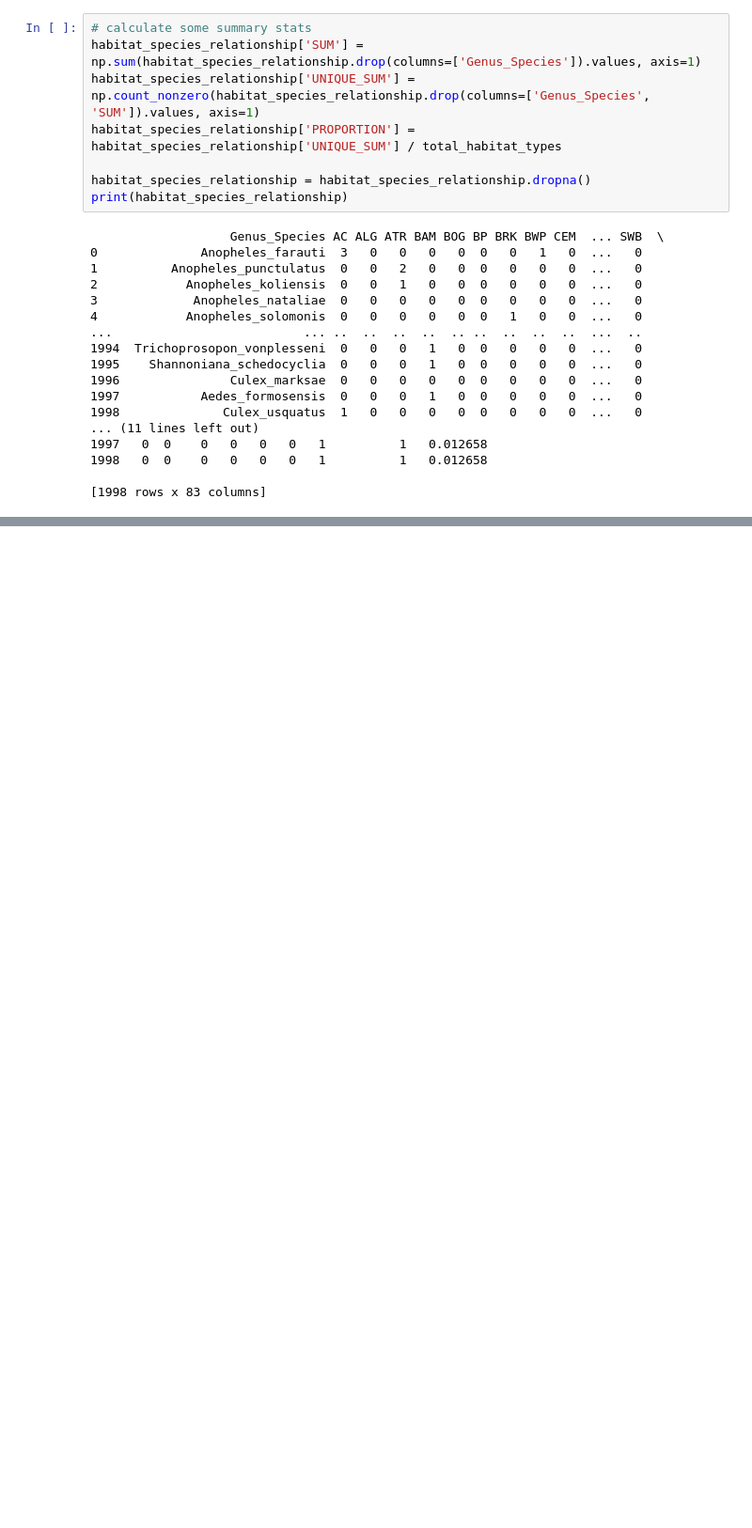
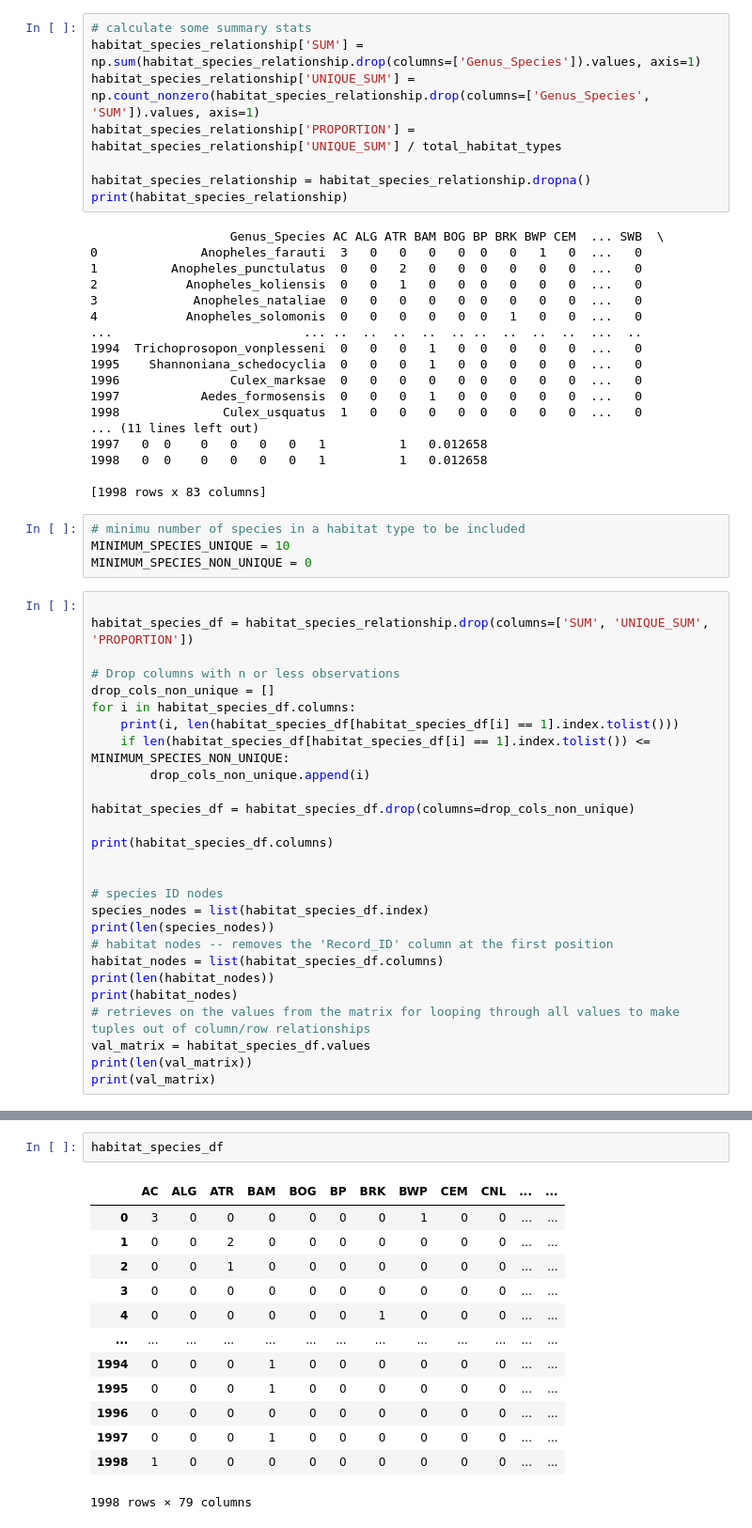
Before and after one commit to cbsither/Larval_Habitat_Pub, a Jupyter notebook: src/data_organization_cleaning.ipynb, the cells around one changed output, grey strips where cells are left out. Shown at 94% size. Drawn from its saved outputs; the diff is of its cells as text; blank space fills up the shorter version.

```diff
--- a/src/data_organization_cleaning.ipynb
+++ b/src/data_organization_cleaning.ipynb
@@ -152,3 +152,34 @@ print(habitat_species_relationship)
 1998   0  0    0   0   0   0   1          1   0.012658
 
 [1998 rows x 83 columns]
+# %%
+# minimu number of species in a habitat type to be included
+MINIMUM_SPECIES_UNIQUE = 10
+MINIMUM_SPECIES_NON_UNIQUE = 0
+# %%
+
+habitat_species_df = habitat_species_relationship.drop(columns=['SUM', 'UNIQUE_SUM', 'PROPORTION'])
+
+# Drop columns with n or less observations
+drop_cols_non_unique = []
+for i in habitat_species_df.columns:
+    print(i, len(habitat_species_df[habitat_species_df[i] == 1].index.tolist()))
+    if len(habitat_species_df[habitat_species_df[i] == 1].index.tolist()) <= MINIMUM_SPECIES_NON_UNIQUE:
+        drop_cols_non_unique.append(i)
+
+habitat_species_df = habitat_species_df.drop(columns=drop_cols_non_unique)
+
+print(habitat_species_df.columns)
+
+
+# species ID nodes
+species_nodes = list(habitat_species_df.index)
+print(len(species_nodes))
+# habitat nodes -- removes the 'Record_ID' column at the first position
+habitat_nodes = list(habitat_species_df.columns)
+print(len(habitat_nodes))
+print(habitat_nodes)
+# retrieves on the values from the matrix for looping through all values to make tuples out of column/row relationships
+val_matrix = habitat_species_df.values
+print(len(val_matrix))
+print(val_matrix)
@@ -154,0 +204,16 @@ print(habitat_species_relationship)
+# %%
+habitat_species_df
+# %% [output]
+|  | AC | ALG | ATR | BAM | BOG | BP | BRK | BWP | CEM | CNL | ... | ... |
+| 0 | 3 | 0 | 0 | 0 | 0 | 0 | 0 | 1 | 0 | 0 | ... | ... |
+| 1 | 0 | 0 | 2 | 0 | 0 | 0 | 0 | 0 | 0 | 0 | ... | ... |
+| 2 | 0 | 0 | 1 | 0 | 0 | 0 | 0 | 0 | 0 | 0 | ... | ... |
+| 3 | 0 | 0 | 0 | 0 | 0 | 0 | 0 | 0 | 0 | 0 | ... | ... |
+| 4 | 0 | 0 | 0 | 0 | 0 | 0 | 1 | 0 | 0 | 0 | ... | ... |
+| ... | ... | ... | ... | ... | ... | ... | ... | ... | ... | ... | ... | ... |
+| 1994 | 0 | 0 | 0 | 1 | 0 | 0 | 0 | 0 | 0 | 0 | ... | ... |
+| 1995 | 0 | 0 | 0 | 1 | 0 | 0 | 0 | 0 | 0 | 0 | ... | ... |
+| 1996 | 0 | 0 | 0 | 0 | 0 | 0 | 0 | 0 | 0 | 0 | ... | ... |
+| 1997 | 0 | 0 | 0 | 1 | 0 | 0 | 0 | 0 | 0 | 0 | ... | ... |
+| 1998 | 1 | 0 | 0 | 0 | 0 | 0 | 0 | 0 | 0 | 0 | ... | ... |
+1998 rows × 79 columns
```
Also changed, not shown: parts of 6 cells of this notebook, 1 other file.
